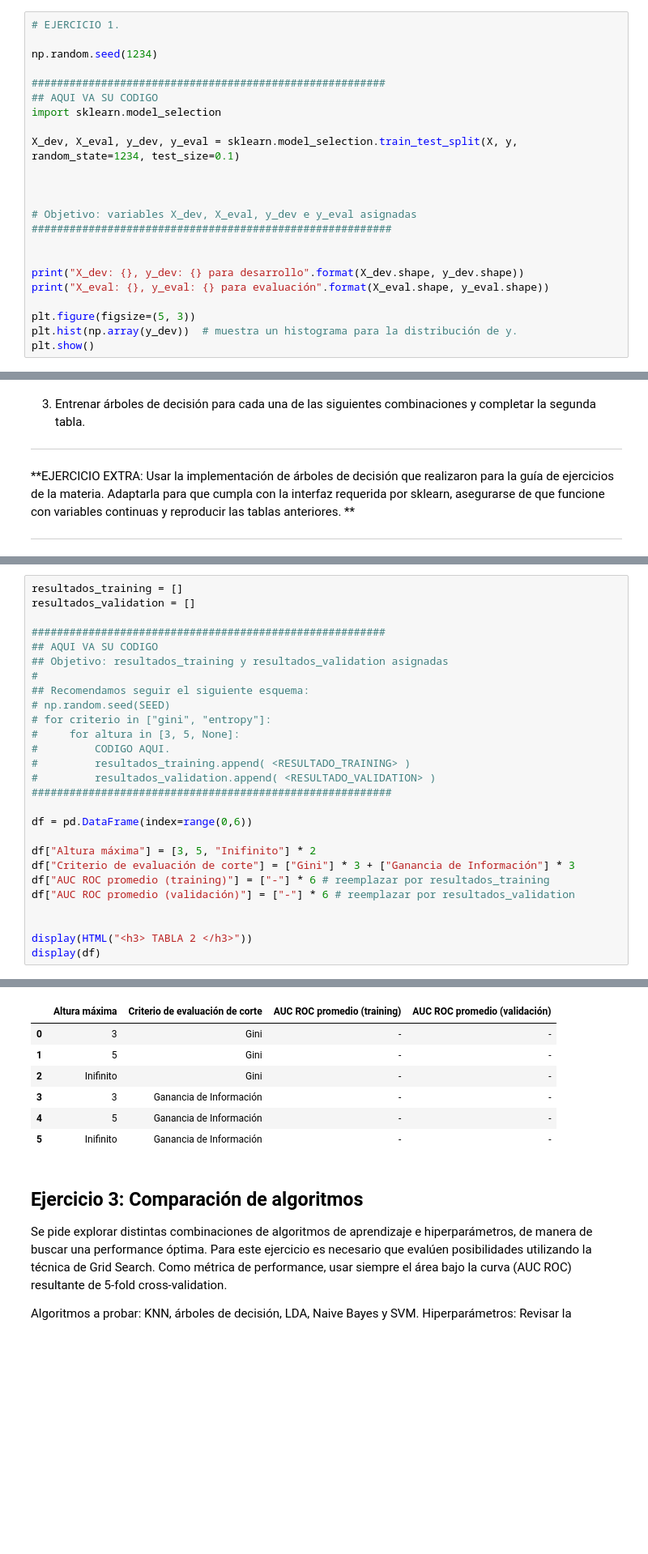
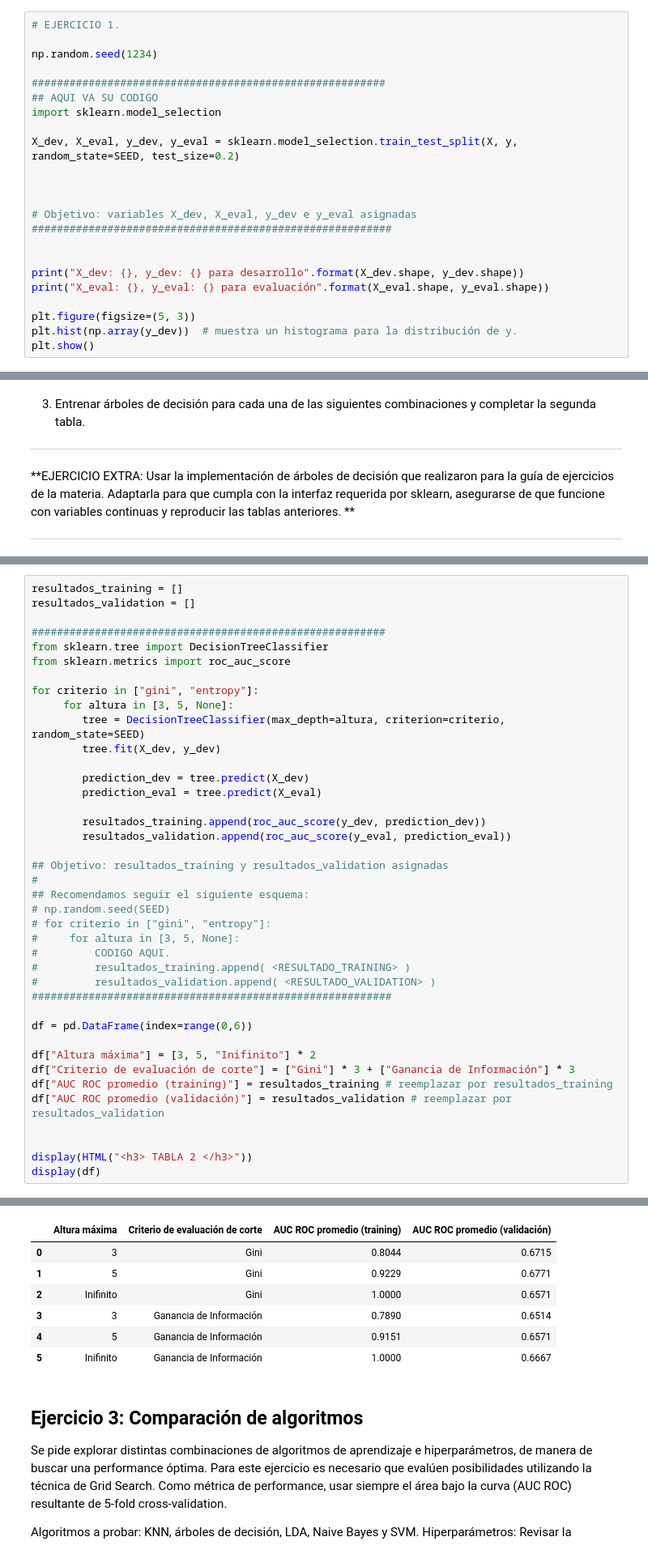
Before and after one commit to marialaraa/aa-notebooks, a Jupyter notebook: TP1/TP1.ipynb, the cells around one changed output, grey strips where cells are left out. Shown at 81% size. Drawn from its saved outputs; the diff is of its cells as text; blank space fills up the shorter version.

```diff
--- a/TP1/TP1.ipynb
+++ b/TP1/TP1.ipynb
@@ -108,7 +108,7 @@ np.random.seed(1234)
 ## AQUI VA SU CODIGO
 import sklearn.model_selection
 
-X_dev, X_eval, y_dev, y_eval = sklearn.model_selection.train_test_split(X, y, random_state=1234, test_size=0.1)
+X_dev, X_eval, y_dev, y_eval = sklearn.model_selection.train_test_split(X, y, random_state=SEED, test_size=0.2)
 
 
 
@@ -188,39 +213,52 @@ TABLA 1
 # %%
 resultados_training = []
 resultados_validation = []
 
 ########################################################
-## AQUI VA SU CODIGO
+from sklearn.tree import DecisionTreeClassifier
+from sklearn.metrics import roc_auc_score
+
+for criterio in ["gini", "entropy"]:
+     for altura in [3, 5, None]:
+        tree = DecisionTreeClassifier(max_depth=altura, criterion=criterio, random_state=SEED)
+        tree.fit(X_dev, y_dev)
+
+        prediction_dev = tree.predict(X_dev)
+        prediction_eval = tree.predict(X_eval)
+
+        resultados_training.append(roc_auc_score(y_dev, prediction_dev))
+        resultados_validation.append(roc_auc_score(y_eval, prediction_eval))
+
 ## Objetivo: resultados_training y resultados_validation asignadas
 #
 ## Recomendamos seguir el siguiente esquema:
 # np.random.seed(SEED)
 # for criterio in ["gini", "entropy"]:
 #     for altura in [3, 5, None]:
 #         CODIGO AQUI.
 #         resultados_training.append( <RESULTADO_TRAINING> )
 #         resultados_validation.append( <RESULTADO_VALIDATION> )
 #########################################################
 
 df = pd.DataFrame(index=range(0,6))
 
 df["Altura máxima"] = [3, 5, "Inifinito"] * 2
 df["Criterio de evaluación de corte"] = ["Gini"] * 3 + ["Ganancia de Información"] * 3
-df["AUC ROC promedio (training)"] = ["-"] * 6 # reemplazar por resultados_training
-df["AUC ROC promedio (validación)"] = ["-"] * 6 # reemplazar por resultados_validation
+df["AUC ROC promedio (training)"] = resultados_training # reemplazar por resultados_training
+df["AUC ROC promedio (validación)"] = resultados_validation # reemplazar por resultados_validation
 
 
 display(HTML("<h3> TABLA 2 </h3>"))
 display(df)
 # %% [output]
 TABLA 2
 |  | Altura máxima | Criterio de evaluación de corte | AUC ROC promedio (training) | AUC ROC promedio (validación) |
-| 0 | 3 | Gini | - | - |
-| 1 | 5 | Gini | - | - |
-| 2 | Inifinito | Gini | - | - |
-| 3 | 3 | Ganancia de Información | - | - |
-| 4 | 5 | Ganancia de Información | - | - |
-| 5 | Inifinito | Ganancia de Información | - | - |
+| 0 | 3 | Gini | 0.8044 | 0.6715 |
+| 1 | 5 | Gini | 0.9229 | 0.6771 |
+| 2 | Inifinito | Gini | 1.0000 | 0.6571 |
+| 3 | 3 | Ganancia de Información | 0.7890 | 0.6514 |
+| 4 | 5 | Ganancia de Información | 0.9151 | 0.6571 |
+| 5 | Inifinito | Ganancia de Información | 1.0000 | 0.6667 |
 # %% [markdown]
 ## Ejercicio 3: Comparación de algoritmos
 
```
Also changed, not shown: parts of 2 cells of this notebook.
